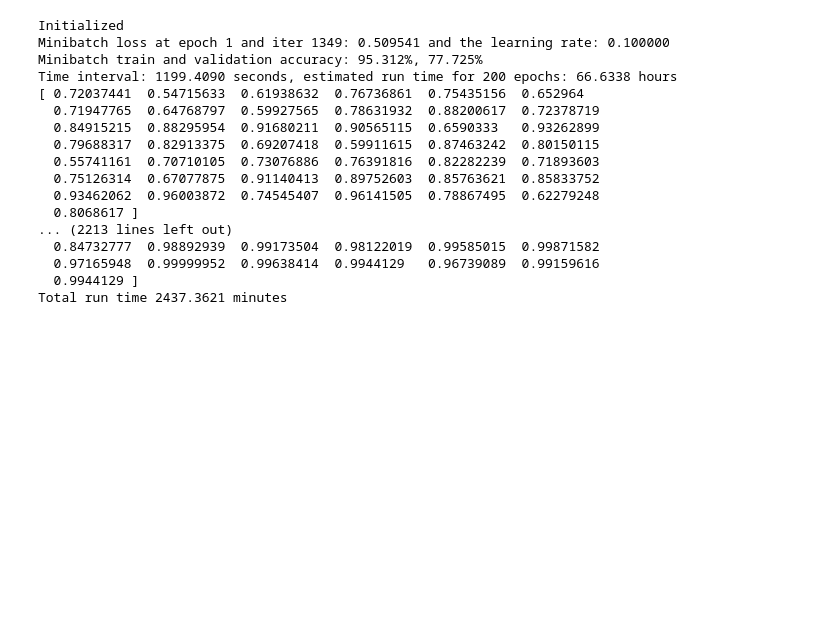
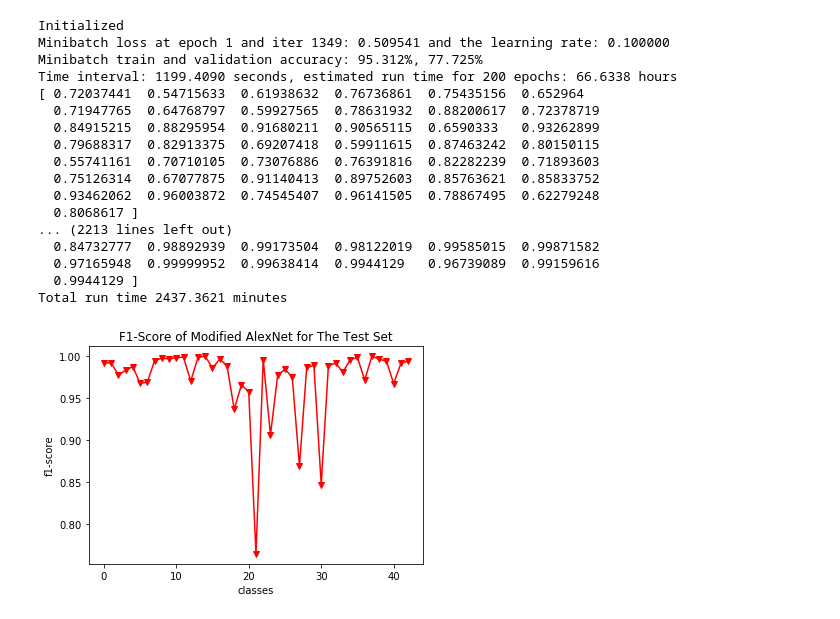
Before and after one commit to musa-atlihan/CarND-German-Traffic-Sign-Classifier-Project, a Jupyter notebook: salexnet-jittered-datasets-equal-n.nbconvert.ipynb, the cells around one changed output. Saved outputs shown, nothing was run; the diff lists cells and outputs as text; code cells hidden in the pictures; blank space fills up the shorter version.

Commit message:
add f1 scores for alexnet eq n

```diff
--- a/salexnet-jittered-datasets-equal-n.nbconvert.ipynb
+++ b/salexnet-jittered-datasets-equal-n.nbconvert.ipynb
@@ -91,3 +91,21 @@ Time interval: 1199.4090 seconds, estimated run time for 200 epochs: 66.6338 hou
   0.97165948  0.99999952  0.99638414  0.9944129   0.96739089  0.99159616
   0.9944129 ]
 Total run time 2437.3621 minutes
+# %%
+import pickle
+import numpy as np
+import matplotlib.pyplot as plt
+
+# plot f1 scores
+path = './saved-salexnet-aug-eq-n/best-test-f1-scores.pkl'
+with open(path, mode='rb') as f:
+    score_list = pickle.load(f)
+    classes = np.arange(43)
+    plt.plot(classes, score_list, marker='v', color='red')
+    plt.title('F1-Score of Modified AlexNet for The Test Set')
+    plt.ylabel('f1-score')
+    plt.xlabel('classes')
+    plt.show()
+    plt.close()
+# %% [output]
+[figure, added]
```
